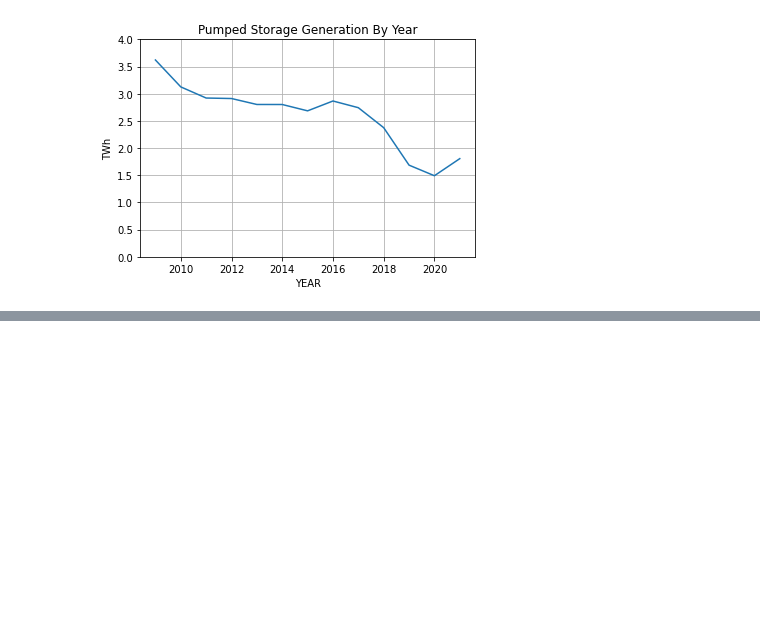
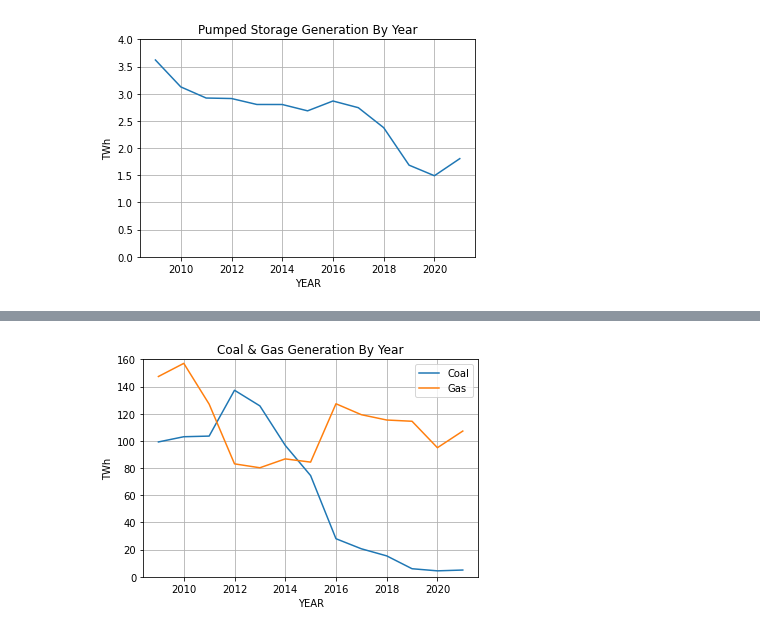
Before and after one commit to lewis-010/research-project, a Jupyter notebook: yearly generation.ipynb, the cells around one changed output, grey strips where cells are left out. Saved outputs shown, nothing was run; the diff lists cells and outputs as text; code cells hidden in the pictures; blank space fills up the shorter version.

```diff
--- a/yearly generation.ipynb
+++ b/yearly generation.ipynb
@@ -38,0 +52,13 @@ plt.show
+# %%
+# plot yearly TWh data for COAL & GAS generation
+plt.plot(df_yearly['ENERGY_ELEXM_COAL_TWh'])
+plt.plot(df_yearly['ENERGY_ELEXM_CCGT_TWh'])
+plt.xlabel('YEAR')
+plt.ylabel('TWh')
+plt.ylim(0, 160, 20)
+plt.title('Coal & Gas Generation By Year')
+plt.grid()
+plt.legend(['Coal', 'Gas'])
+plt.show()
+# %% [output]
+[figure, added]
```
Also changed, not shown: parts of 1 cell of this notebook.
